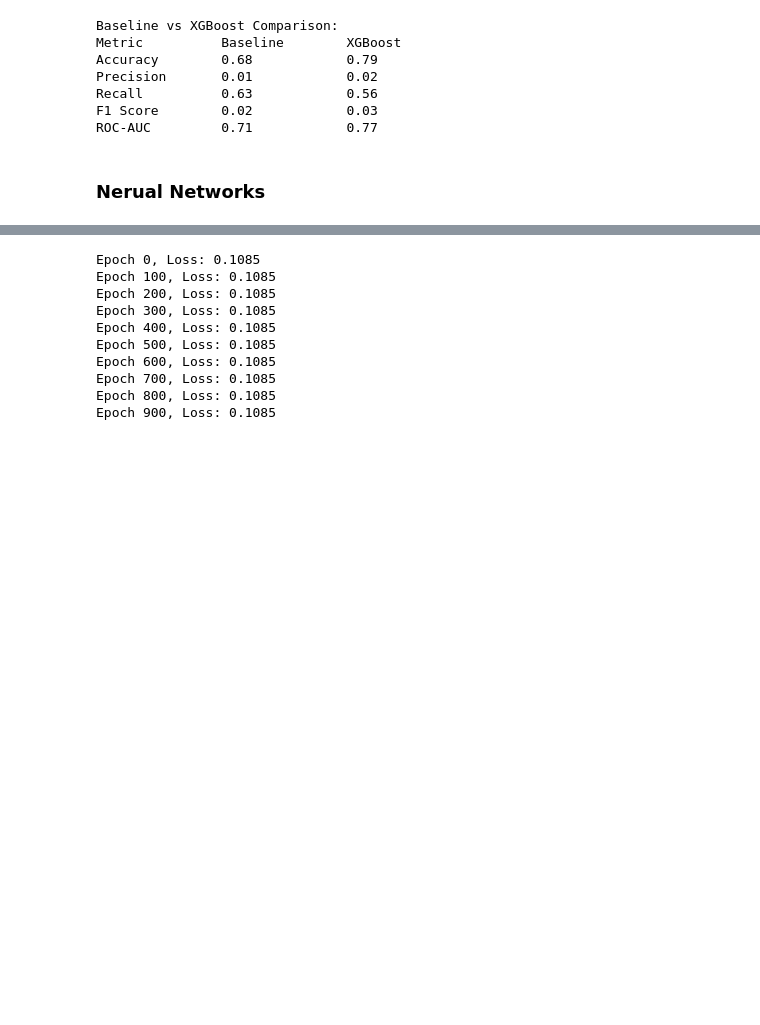
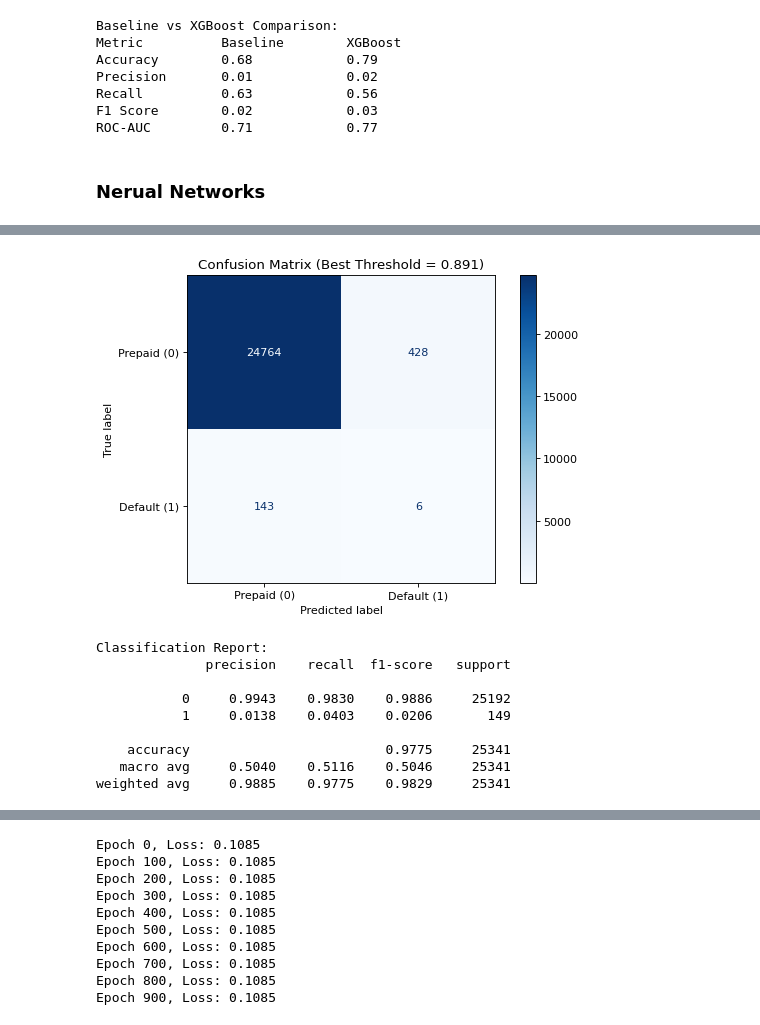
Before and after one commit to AwuoeZYC/Project_2, a Jupyter notebook: project2-neuro.ipynb, the cells around one changed output, grey strips where cells are left out. Cells and saved outputs as stored; diff of their text form; code cells hidden in the pictures; blank space fills up the shorter version.

```diff
--- a/project2-neuro.ipynb
+++ b/project2-neuro.ipynb
@@ -759,0 +1059,8 @@ ROC-AUC         0.71            0.77
+# %%
+# 获取预测概率（神经网络最后一层 sigmoid 输出）
+y_proba, _ = nn.forward(X_test_scaled)
+y_proba = y_proba.T  # 转置回原 shape: (n_samples, 1)
+
+# 设置自定义阈值
+threshold = 0.3  # 你也可以尝试 0.2, 0.4 等，比较效果
+y_pred_custom = (y_proba > threshold).astype(int)
@@ -759,0 +1085,25 @@ ROC-AUC         0.71            0.77
+# %%
+from sklearn.metrics import confusion_matrix, classification_report, ConfusionMatrixDisplay
+import matplotlib.pyplot as plt
+
+disp = ConfusionMatrixDisplay(
+    confusion_matrix(y_test, best_pred),
+    display_labels=['Prepaid (0)', 'Default (1)']
+)
+disp.plot(cmap='Blues')
+plt.title(f"Confusion Matrix (Best Threshold = {best_threshold:.3f})")
+plt.show()
+
+print("Classification Report:")
+print(classification_report(y_test, best_pred, digits=4))
+# %% [output]
+[figure, added]
+Classification Report:
+              precision    recall  f1-score   support
+
+           0     0.9943    0.9830    0.9886     25192
+           1     0.0138    0.0403    0.0206       149
+
+    accuracy                         0.9775     25341
+   macro avg     0.5040    0.5116    0.5046     25341
+weighted avg     0.9885    0.9775    0.9829     25341
```
Also changed, not shown: parts of 22 cells of this notebook.
